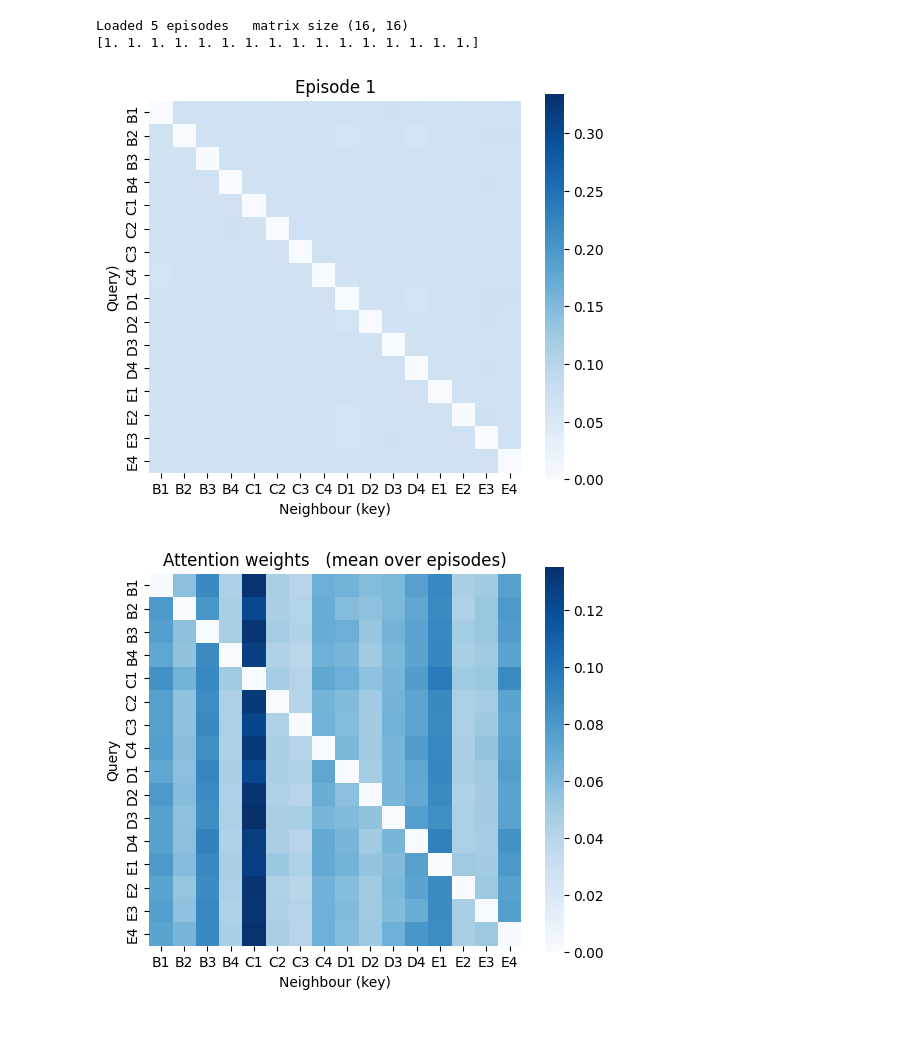
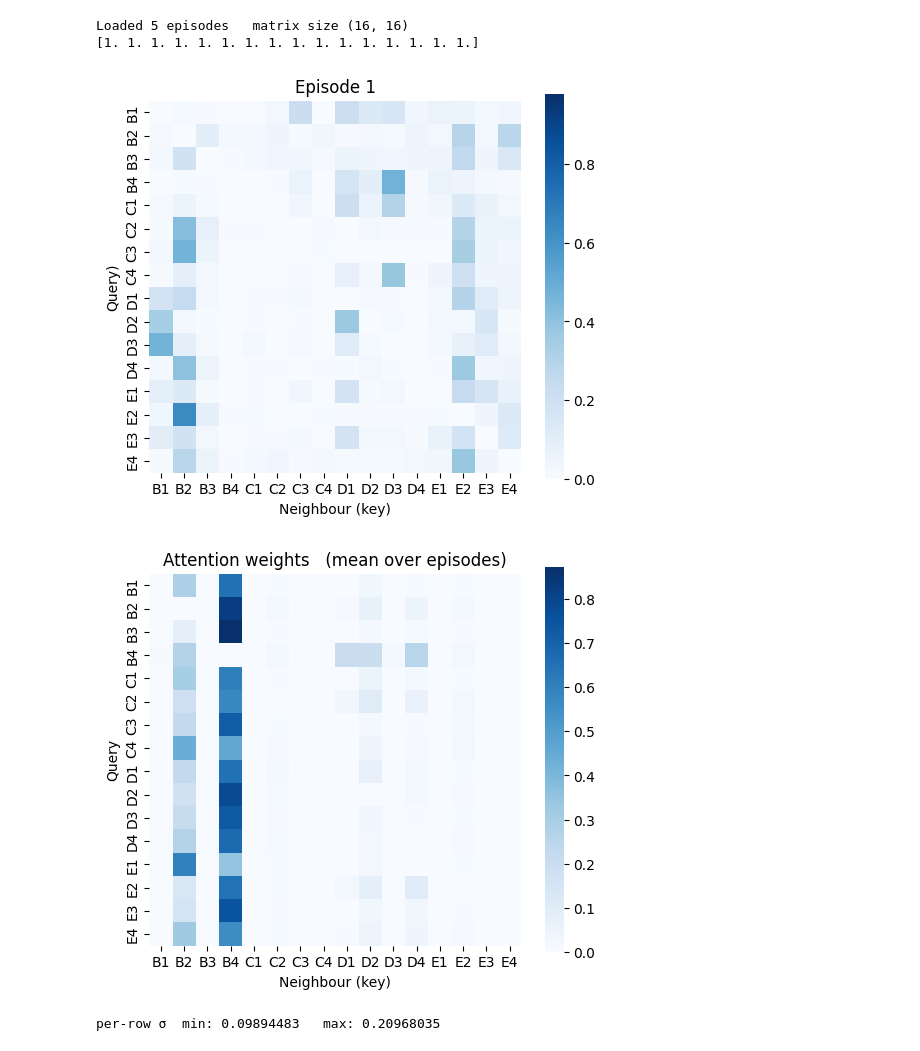
Before and after one commit to wissem18/MacLight, a Jupyter notebook: attention_analysis.ipynb, the cells around one changed output. Drawn from its saved outputs; the diff is of its cells as text; code cells hidden in the pictures.

Commit message:
i did many changes to cure the problem of similar rows in attention matrix

```diff
--- a/attention_analysis.ipynb
+++ b/attention_analysis.ipynb
@@ -10,10 +10,9 @@ AGENTS = ["B1","B2","B3","B4",
           "D1","D2","D3","D4",
           "E1","E2","E3","E4"]   # any 16-agent ordering you used
 # %%
-path = "ckpt/block_normal/Ours_Attention/43_attn_per_episode.npy"
+path = "ckpt/block_normal/Ours_Attention/400_attn_per_episode.npy"
 A = np.load(path)           # shape (E,16,16)
 print(f"Loaded {A.shape[0]} episodes   matrix size {A.shape[1:]}")
-
 # quick sanity-check: rows sum to 1 ?
 print( np.round(A[0].sum(-1), 3) )     # should all be 1.000
 # %% [output]
@@ -30,18 +29,22 @@ def show_heat(ep=0, cmap="Blues"):
 
 show_heat(0)     # first episode
 # %% [output]
-[figure, old version]
+[figure, new version]
 # %%
-A_mean = A.mean(0)          # (16,16)
+last_A = A[-1]         # (16,16)
 
-sns.heatmap(A_mean, vmax=A_mean.max(), vmin=0,
+sns.heatmap(last_A, vmax=last_A.max(), vmin=0,
             xticklabels=AGENTS, yticklabels=AGENTS,
             cmap="Blues", square=True)
 plt.title("Attention weights   (mean over episodes)")
 plt.ylabel("Query"); plt.xlabel("Neighbour (key)")
 plt.show()
+
+row_std = A[-1].std(axis=1)
+print("per-row σ  min:", row_std.min(), "  max:", row_std.max())
 # %% [output]
-[figure, old version]
+[figure, new version]
+per-row σ  min: 0.09894483   max: 0.20968035
 # %%
 k = 3
 rows = []
```
Also changed, not shown: parts of 4 cells of this notebook, 4 other files.
